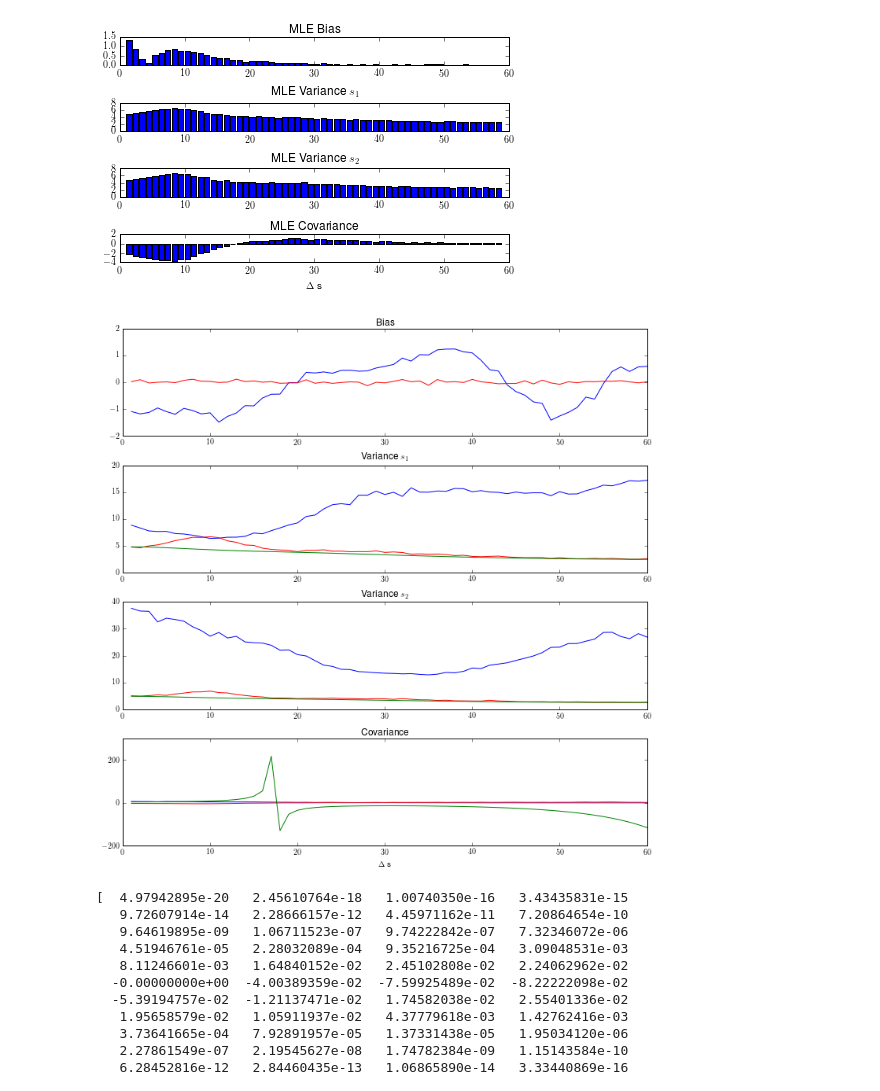
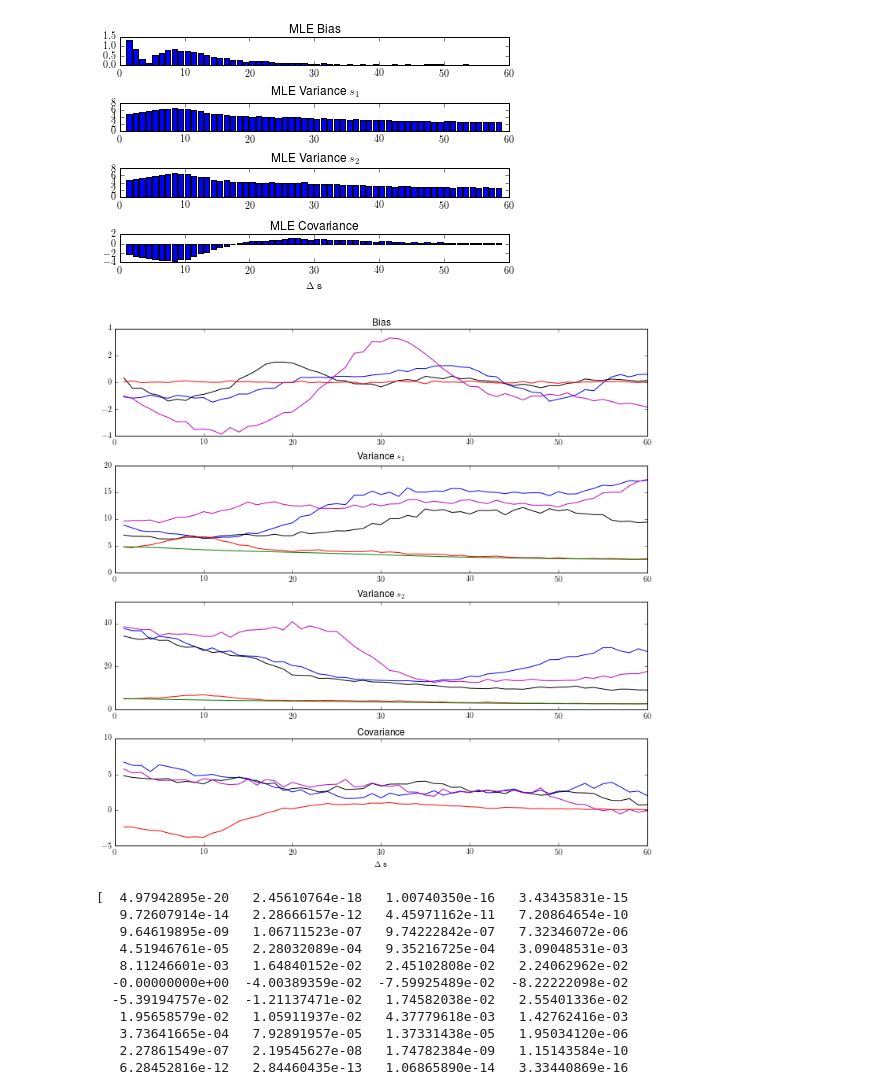
Before and after one commit to NYUMaLab/Divisive_Normalization_Project, a Jupyter notebook: Code/Demixing/Demixing DNN.ipynb, the cells around one changed output. Saved outputs shown, nothing was run; the diff lists cells and outputs as text; code cells hidden in the pictures.

Commit message:
plots with more nodes and more data

```diff
--- a/Code/Demixing/Demixing DNN.ipynb
+++ b/Code/Demixing/Demixing DNN.ipynb
@@ -518,3 +518,5 @@ nn3, nnx3 = train_nn(train_data3, n_hidden=50, learning_rate=.001, n_epochs=100)
 ... training
 ... building the model
 ... training
+# %%
+nn4, nnx4 = train_nn(train_data2, n_hidden=100, learning_rate=.001, n_epochs=100)
@@ -652,0 +667,16 @@ def get_statistics(s1, s2, nn_preds, opt_preds):
+# %%
+s1 = -30
+num_deltas = 60
+bias_nn2 = [None] * num_deltas
+var_s1_nn2 = [None] * num_deltas
+var_s2_nn2 = [None] * num_deltas
+cov_nn2 = [None] * num_deltas
+for delta_s in range(num_deltas):
+    test_data = generate_s_data(s1, s1 + delta_s, 3000)
+    nn_preds, _ = test_nn(nn3, nnx3, test_data)
+    nn_preds = nn_preds.T * 90
+    nn_stats = get_statistics(s1, s1 + delta_s, nn_preds)
+    bias_nn2[delta_s] = nn_stats['bias']
+    var_s1_nn2[delta_s] = nn_stats['var_s1']
+    var_s2_nn2[delta_s] = nn_stats['var_s2']
+    cov_nn2[delta_s] = nn_stats['cov']
@@ -652,0 +701,14 @@ def get_statistics(s1, s2, nn_preds, opt_preds):
+# %%
+bias_nn3 = [None] * num_deltas
+var_s1_nn3 = [None] * num_deltas
+var_s2_nn3 = [None] * num_deltas
+cov_nn3 = [None] * num_deltas
+for delta_s in range(num_deltas):
+    test_data = generate_s_data(s1, s1 + delta_s, 3000)
+    nn_preds, _ = test_nn(nn4, nnx4, test_data)
+    nn_preds = nn_preds.T * 90
+    nn_stats = get_statistics(s1, s1 + delta_s, nn_preds)
+    bias_nn3[delta_s] = nn_stats['bias']
+    var_s1_nn3[delta_s] = nn_stats['var_s1']
+    var_s2_nn3[delta_s] = nn_stats['var_s2']
+    cov_nn3[delta_s] = nn_stats['cov']
@@ -744,31 +824,39 @@ fig.savefig('opt_statistics.pdf')
 # %%
 f, (ax1, ax2, ax3, ax4) = plt.subplots(4)
 ax1.plot(range(1, 61), bias_nn, c='b', label='Neural Net')
 ax2.plot(range(1, 61), var_s1_nn, c='b', label='Neural Net')
 ax3.plot(range(1, 61), var_s2_nn, c='b', label='Neural Net')
 ax4.plot(range(1, 61), cov_nn, c='b', label='Neural Net')
+ax1.plot(range(1, 61), bias_nn2, c='k', label='Neural Net')
+ax2.plot(range(1, 61), var_s1_nn2, c='k', label='Neural Net')
+ax3.plot(range(1, 61), var_s2_nn2, c='k', label='Neural Net')
+ax4.plot(range(1, 61), cov_nn2, c='k', label='Neural Net')
+ax1.plot(range(1, 61), bias_nn3, c='m', label='Neural Net')
+ax2.plot(range(1, 61), var_s1_nn3, c='m', label='Neural Net')
+ax3.plot(range(1, 61), var_s2_nn3, c='m', label='Neural Net')
+ax4.plot(range(1, 61), cov_nn3, c='m', label='Neural Net')
 ax1.plot(range(1, 61), bias_opt, c='r', label='MLE')
 ax2.plot(range(1, 61), var_s1_opt, c='r', label='MLE')
 ax3.plot(range(1, 61), var_s2_opt, c='r', label='MLE')
 ax4.plot(range(1, 61), cov_opt, c='r', label='MLE')
 ax2.plot(range(1, 61), var_s1_fisher, c='g', label='Fisher')
 ax3.plot(range(1, 61), var_s2_fisher, c='g', label='Fisher')
-ax4.plot(range(1, 61), cov_fisher, c='g', label='Fisher')
+#ax4.plot(range(1, 61), cov_fisher, c='g', label='Fisher')
 ax1.locator_params(axis = 'y', nbins = 4)
 ax2.locator_params(axis = 'y', nbins = 4)
 ax3.locator_params(axis = 'y', nbins = 4)
 ax4.locator_params(axis = 'y', nbins = 4)
 #ax1.legend()
 ax1.set_title("Bias")
 ax2.set_title(r'Variance $s_1$')
 ax3.set_title(r'Variance $s_2$')
 ax4.set_title('Covariance')
 ax4.set_xlabel(r'$\Delta$ s')
 f.set_size_inches(10,10)
 plt.tight_layout()
 fig.savefig('nn_statistics.pdf')
 # %% [output]
-[figure, old version]
+[figure, new version]
 # %%
 def fisher_inf(s_0, s_1, c_0, c_1):
     fs_0 = np.exp(-np.square((np.transpose(np.tile(s_0, (nneuron, 1))) - sprefs))/(2 * sigtc_sq))[0]
```
Also changed, not shown: parts of 4 cells of this notebook, 1 other file.
